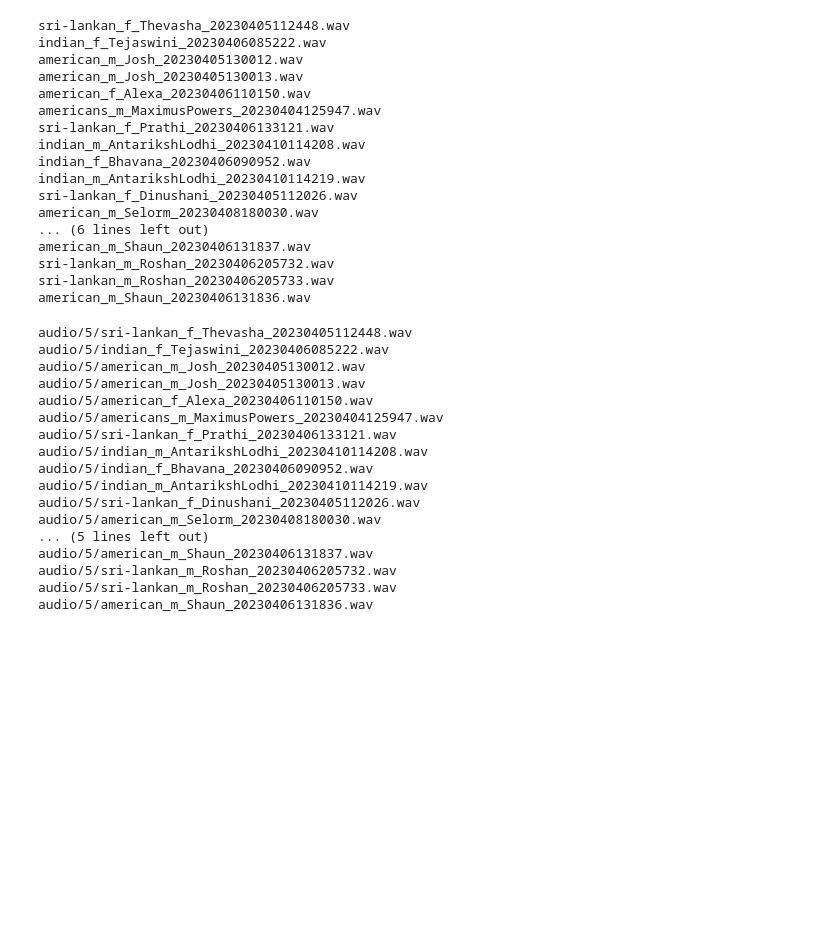
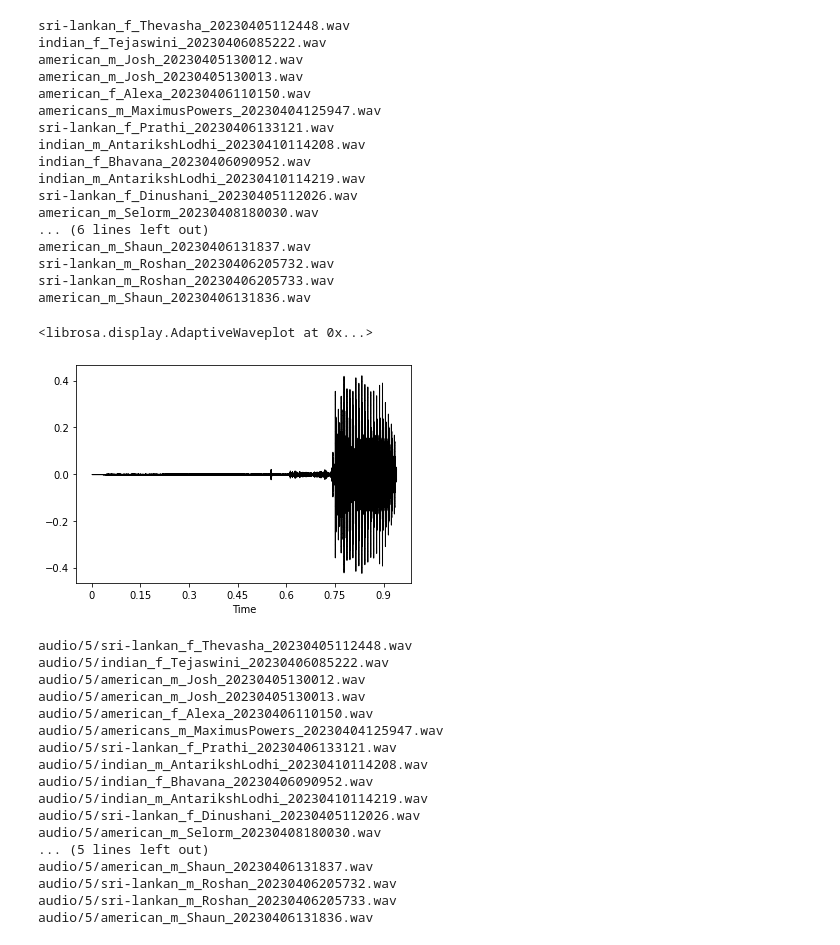
Before and after one commit to KSiva199/Final-Project-Audio, a Jupyter notebook: practice.ipynb, the cells around one changed output. Saved outputs shown, nothing was run; the diff lists cells and outputs as text; code cells hidden in the pictures; blank space fills up the shorter version.

```diff
--- a/practice.ipynb
+++ b/practice.ipynb
@@ -80,6 +81,17 @@ american_m_Shaun_20230406131837.wav
 sri-lankan_m_Roshan_20230406205732.wav
 sri-lankan_m_Roshan_20230406205733.wav
 american_m_Shaun_20230406131836.wav
+# %%
+import librosa as librosa
+import numpy as np
+from matplotlib import pyplot as plt
+import os
+path = "/Users/ksr/Machine Learning/Final Project Audio/audio/5"
+y,sr=librosa.load('audio/5/american_m_Shaun_20230406131836.wav',sr=22050)
+librosa.display.waveshow(y,sr=sr,color='black')
+# %% [output]
+<librosa.display.AdaptiveWaveplot at 0x...>
+[figure, added]
 # %%
 import librosa as librosa
 import numpy as np
```
Also changed, not shown: parts of 3 cells of this notebook.
